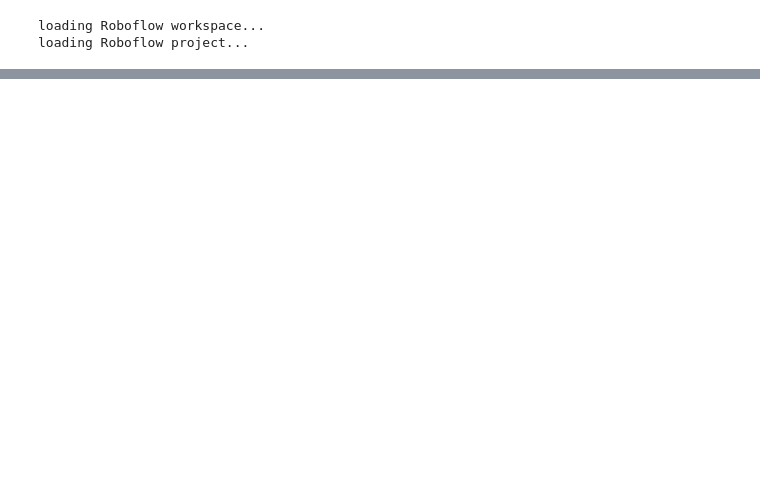
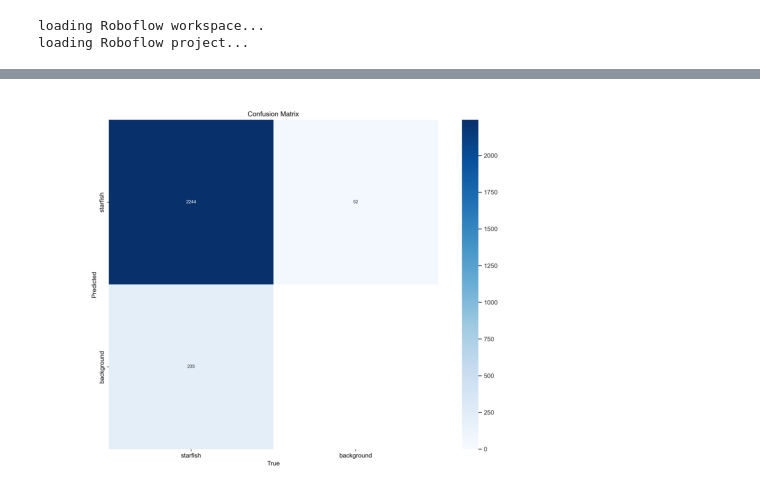
Before and after one commit to idanorenn/Starfish-Object-detection, a Jupyter notebook: YOLOv5_Training.ipynb, the cells around one changed output, grey strips where cells are left out. Saved outputs shown, nothing was run; the diff lists cells and outputs as text; code cells hidden in the pictures; blank space fills up the shorter version.

```diff
--- a/YOLOv5_Training.ipynb
+++ b/YOLOv5_Training.ipynb
@@ -204,0 +324,12 @@ Results saved to runs/detect/train2
+# %%
+conf_mat = Image.open(r"./runs/detect/train - v5 - optim/confusion_matrix.png")
+fig, ax = plt.subplots()
+ax.imshow(conf_mat)
+ax.axis('off')
+ax.spines['top'].set_visible(False)
+ax.spines['right'].set_visible(False)
+ax.spines['bottom'].set_visible(False)
+ax.spines['left'].set_visible(False)
+plt.show()
+# %% [output]
+[figure, added]
```
Also changed, not shown: parts of 16 cells of this notebook, 3 other files.
